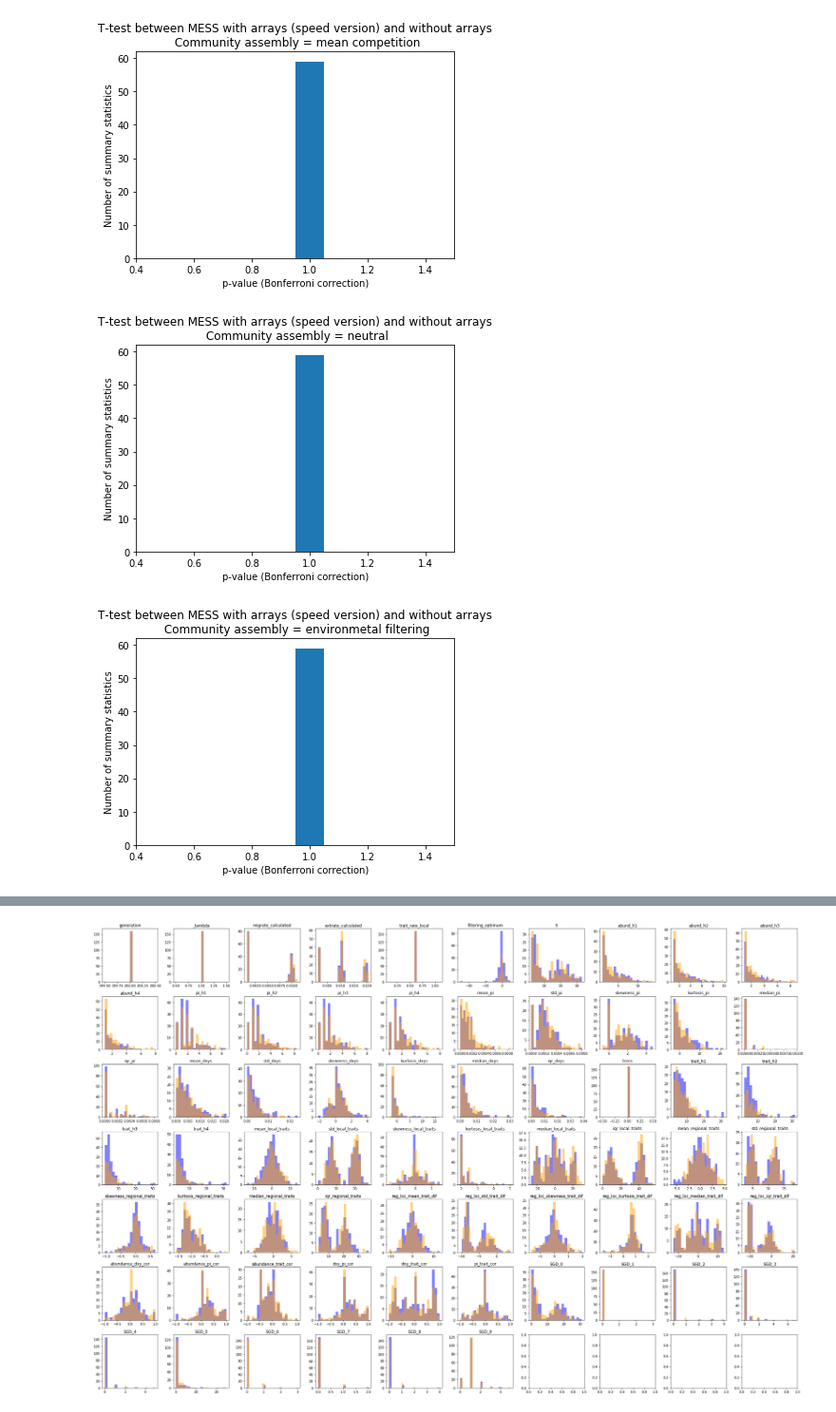
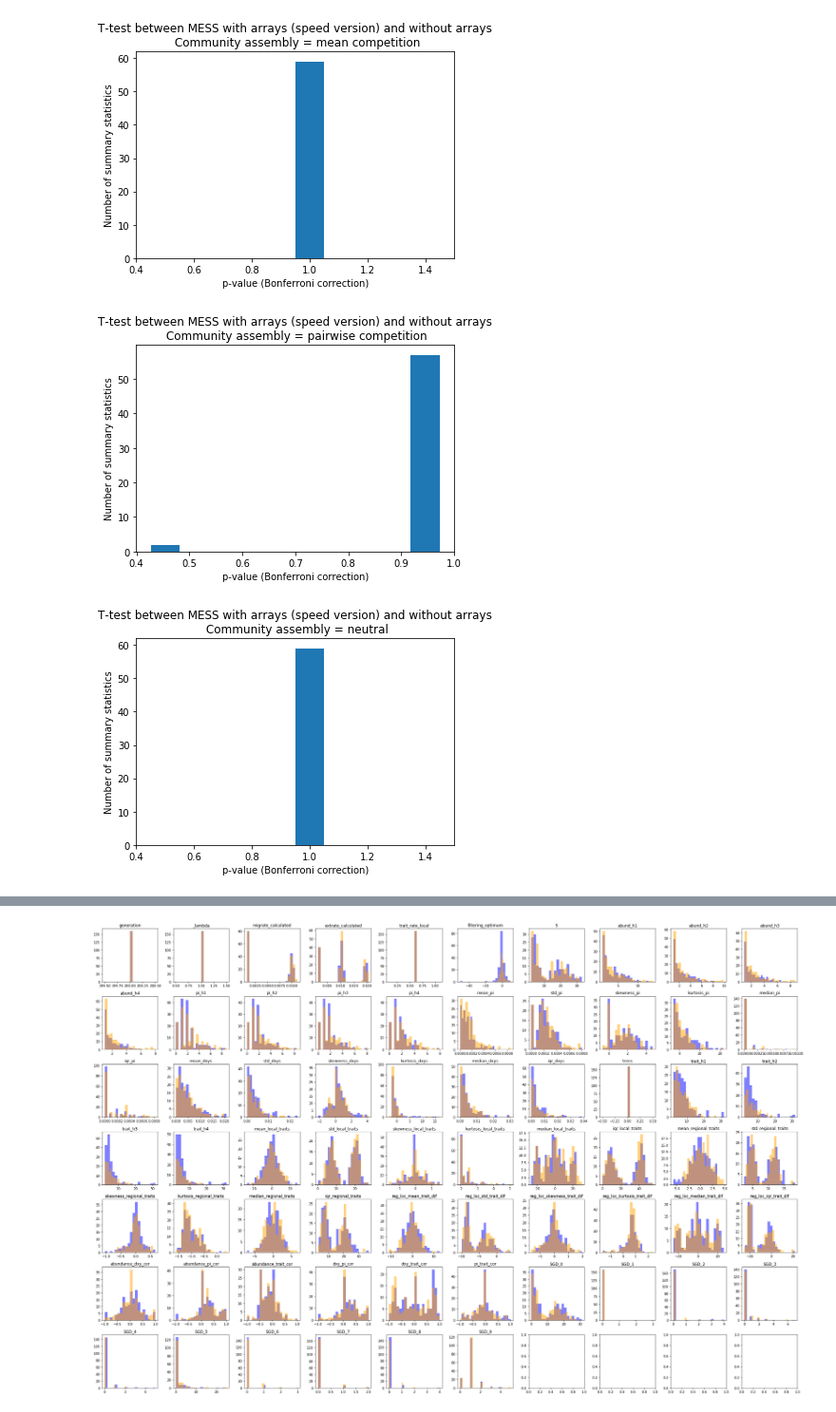
Before and after one commit to messDiv/MESS, a Jupyter notebook: jupyter-notebooks/plotting/testing_array_version.ipynb, the cells around one changed output, grey strips where cells are left out. Shown at 95% size. Saved outputs shown, nothing was run; the diff lists cells and outputs as text; code cells hidden in the pictures.

Commit message:
Shows that the version with arrays does the same as the version without

```diff
--- a/jupyter-notebooks/plotting/testing_array_version.ipynb
+++ b/jupyter-notebooks/plotting/testing_array_version.ipynb
@@ -59,32 +66,32 @@ print(ttres_filtering)
 # %%
 plt.hist(ttres_mean[1],align='left')
 plt.xlabel("p-value (Bonferroni correction)")
 plt.ylabel("Number of summary statistics")
 plt.title("T-test between MESS with arrays (speed version) and without arrays\n Community assembly = mean competition")
 plt.show()
 plt.close()
 
-#plt.hist(ttres_pw[1], align='left')
-#plt.xlabel("p-value (Bonferroni correction)")
-#plt.ylabel("Number of summary statistics")
-#plt.title("T-test between MESS with arrays (speed version) and without arrays\n Community assembly = pairwise competition")
-#plt.show()
-#plt.close()
+plt.hist(ttres_pw[1], align='left')
+plt.xlabel("p-value (Bonferroni correction)")
+plt.ylabel("Number of summary statistics")
+plt.title("T-test between MESS with arrays (speed version) and without arrays\n Community assembly = pairwise competition")
+plt.show()
+plt.close()
 
 plt.hist(ttres_neutral[1], align='left')
 plt.xlabel("p-value (Bonferroni correction)")
 plt.ylabel("Number of summary statistics")
 plt.title("T-test between MESS with arrays (speed version) and without arrays\n Community assembly = neutral")
 plt.show()
 plt.close()
 
 plt.hist(ttres_filtering[1], align='left')
 plt.xlabel("p-value (Bonferroni correction)")
 plt.ylabel("Number of summary statistics")
 plt.title("T-test between MESS with arrays (speed version) and without arrays\n Community assembly = environmetal filtering")
 plt.show()
 plt.close()
 # %% [output]
 [figure]
-[figure, old version]
+[figure, new version]
-[figure, old version]
+[figure, new version]
```
Also changed, not shown: parts of 5 cells of this notebook.
